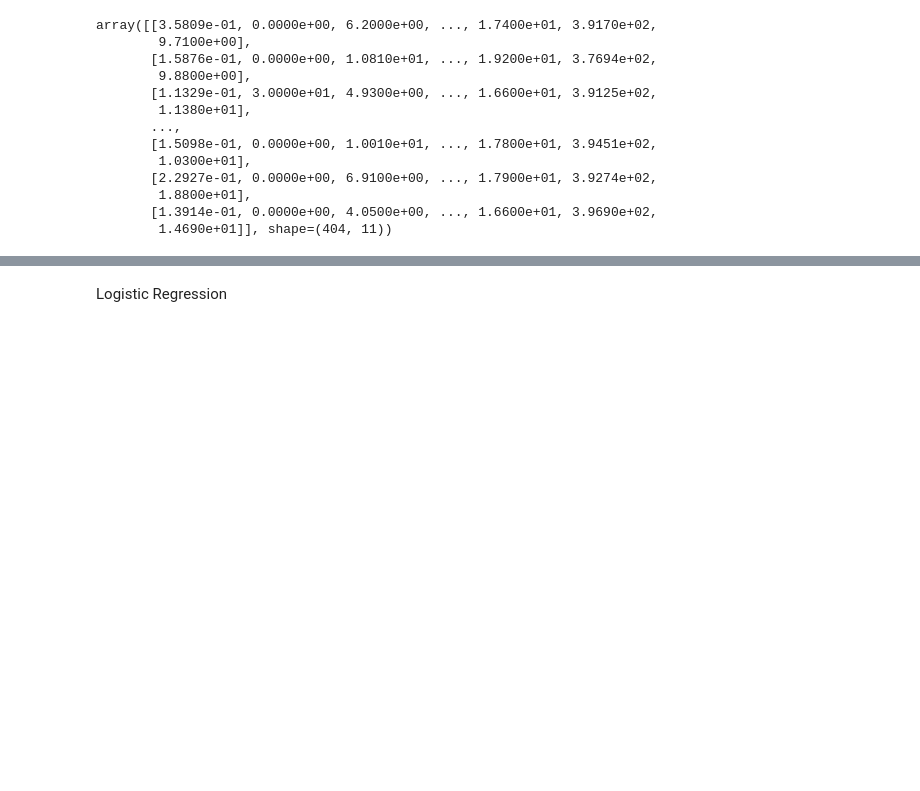
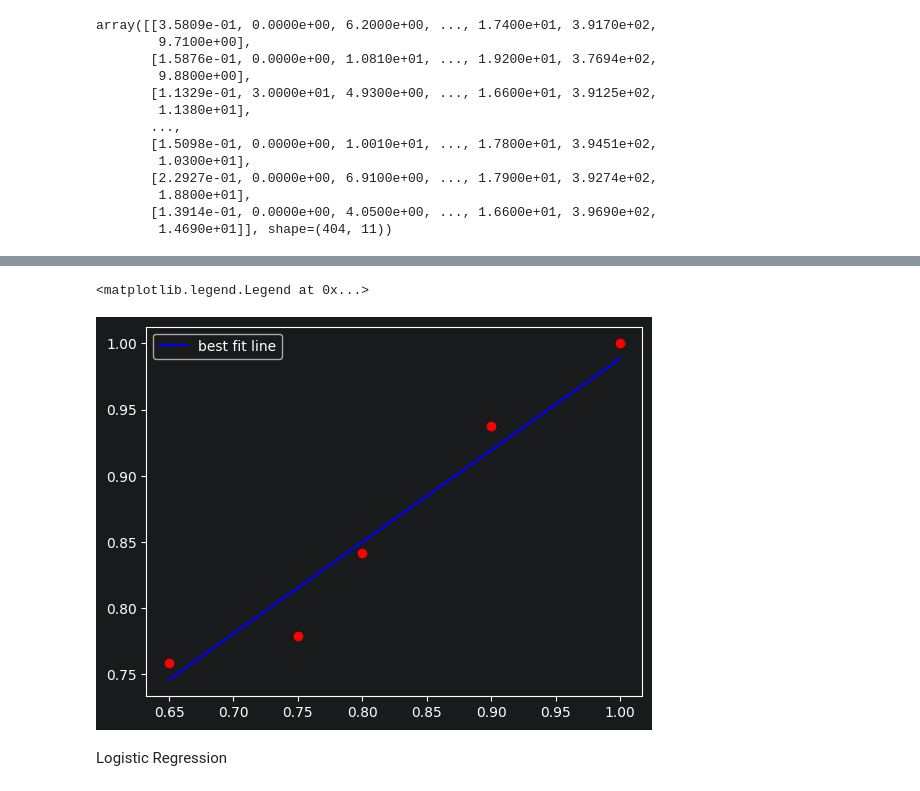
Before and after one commit to namal1230/Machine-Learning, a Jupyter notebook: notebook.ipynb, the cells around one changed output, grey strips where cells are left out. Drawn from its saved outputs; the diff is of its cells as text; code cells hidden in the pictures; blank space fills up the shorter version.

```diff
--- a/notebook.ipynb
+++ b/notebook.ipynb
@@ -291,3 +336,10 @@ array([[3.5809e-01, 0.0000e+00, 6.2000e+00, ..., 1.7400e+01, 3.9170e+02,
+# %%
+plt.scatter(x,y,color="red")
+plt.plot(x,w*x+b,color="blue",label="best fit line")
+plt.legend()
+# %% [output]
+<matplotlib.legend.Legend at 0x...>
+[figure, added]
 # %% [markdown]
 Logistic Regression
 # %%
```
Also changed, not shown: parts of 7 cells of this notebook.
